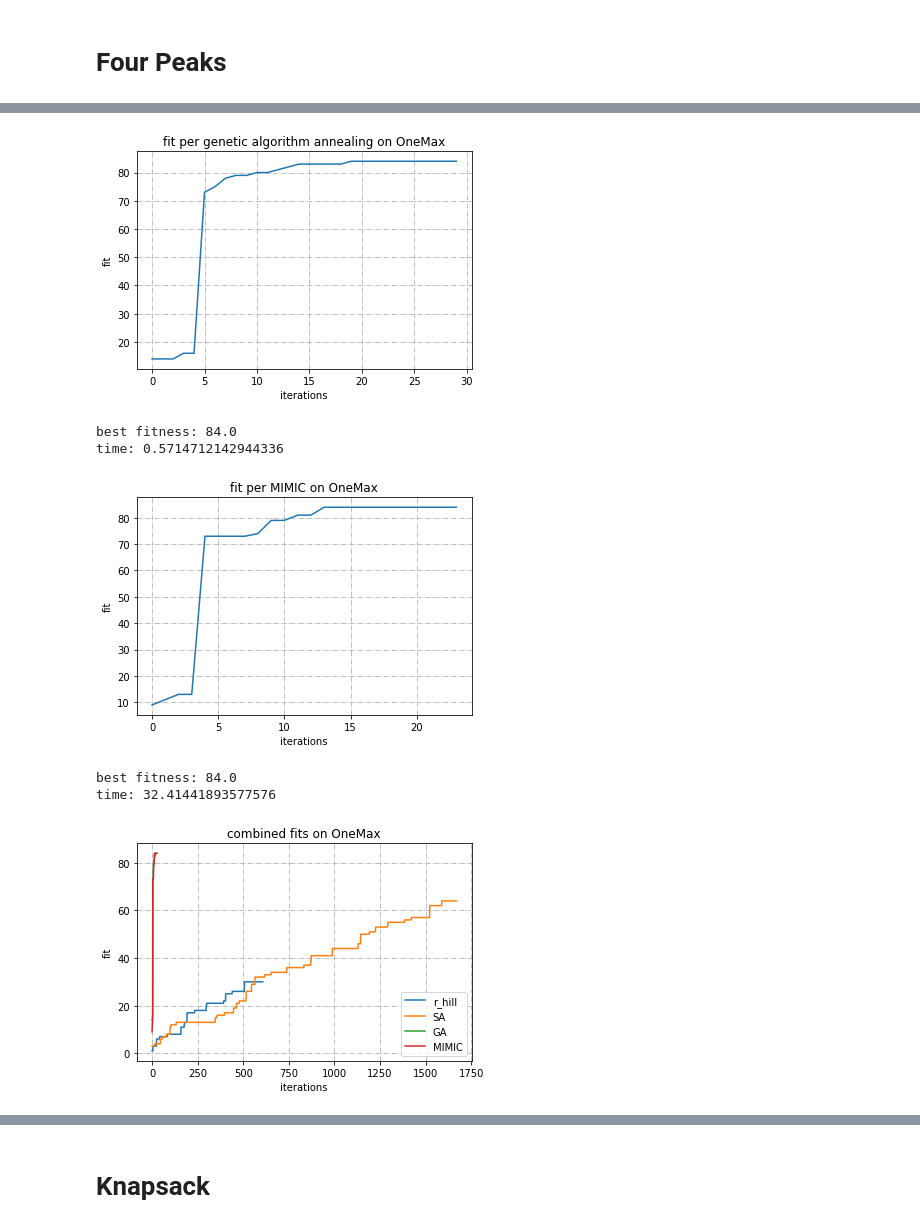
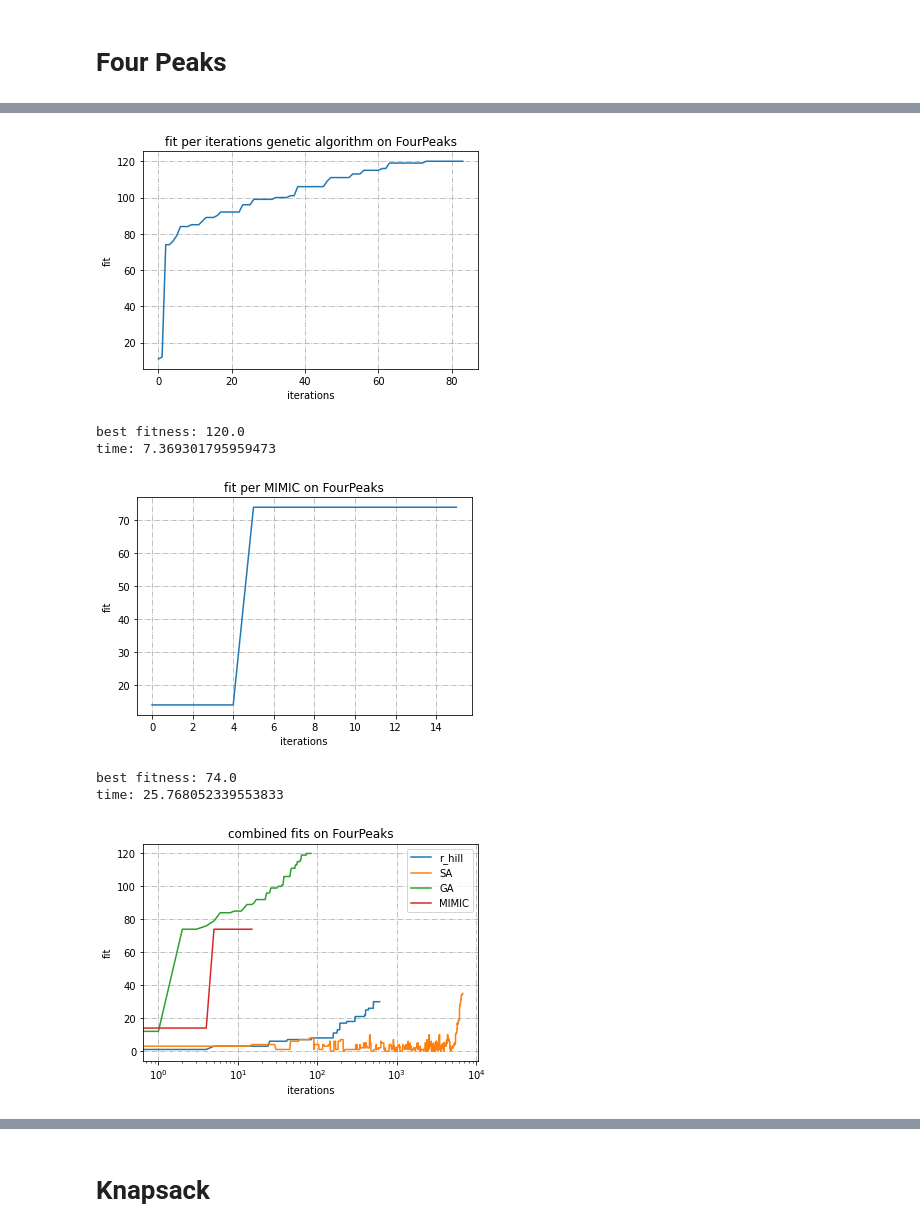
Before and after one commit to jfuerst92/Brigandine, a Jupyter notebook: best_fit.ipynb, the cells around one changed output, grey strips where cells are left out. Saved outputs shown, nothing was run; the diff lists cells and outputs as text; code cells hidden in the pictures.

```diff
--- a/best_fit.ipynb
+++ b/best_fit.ipynb
@@ -254,11 +254,9 @@ time: 0.05182337760925293
 start_time = time.time()
 state, fitness, curve = mlrose.simulated_annealing(problem=prob_four_peaks,
                                                  curve=True,
-                                                 max_attempts=80,
-                                                 max_iters=10000,
-                                                 #schedule=mlrose.GeomDecay(init_temp=100, decay=0.95, min_temp=0.001)
+                                                 schedule=mlrose.GeomDecay(init_temp=100, decay=0.999, min_temp=0.001)
                                                  #schedule=mlrose.ArithDecay(init_temp=1.0, decay=0.0001, min_temp=0.001)
-                                                 schedule=mlrose.ExpDecay(init_temp=1.0, exp_const=0.005, min_temp=0.001),
+                                                 #schedule=mlrose.ExpDecay(init_temp=1.0, exp_const=0.005, min_temp=0.001),
 
                                                 )
 time_elapsed = time.time() - start_time
@@ -286,10 +284,8 @@ start_time = time.time()
 state, fitness, curve = mlrose.genetic_alg(problem=prob_four_peaks,
                                                  curve=True,
                                                  random_state=13,
-                                                 max_attempts=10,
-                                                 max_iters=10000,
-                                                 pop_size=256,
-                                                 mutation_prob=0.1,
+                                                 pop_size=1024,
+                                                 mutation_prob=0.5,
                                                 )
 time_elapsed = time.time() - start_time
 four_peaks_fit_curves[2] = curve
@@ -301,25 +297,23 @@ plt.plot(curve)
 plt.xlabel('iterations')
 plt.ylabel('fit')
 #plt.legend()
-title = "fit per genetic algorithm annealing on FourPeaks"
+title = "fit per iterations genetic algorithm on FourPeaks"
 plt.title(title)
 plt.grid(True, linestyle='-.')
 plt.show()
 print("best fitness:", fitness)
 print("time:", time_elapsed)
 # %% [output]
-[figure, old version]
+[figure, new version]
-best fitness: 84.0
-time: 0.5714712142944336
+best fitness: 120.0
+time: 7.369301795959473
 # %%
 start_time = time.time()
 state, fitness, curve = mlrose.mimic(problem=prob_four_peaks,
                                                  curve=True,
                                                  random_state=13,
-                                                 max_attempts=10,
-                                                 max_iters=10000,
-                                                 pop_size=256,
-                                                 keep_pct=0.3,
+                                                 pop_size=2048,
+                                                 keep_pct=0.5,
                                                 )
 time_elapsed = time.time() - start_time
 four_peaks_fit_curves[3] = curve
@@ -338,24 +332,25 @@ plt.show()
 print("best fitness:", fitness)
 print("time:", time_elapsed)
 # %% [output]
-[figure, old version]
+[figure, new version]
-best fitness: 84.0
-time: 32.41441893577576
+best fitness: 74.0
+time: 25.768052339553833
 # %%
 plt.plot(four_peaks_fit_curves[0], label='r_hill')
 plt.plot(four_peaks_fit_curves[1], label='SA')
 plt.plot(four_peaks_fit_curves[2], label='GA')
 plt.plot(four_peaks_fit_curves[3], label='MIMIC')
 plt.xlabel('iterations')
 plt.ylabel('fit')
 #plt.legend()
 title = "combined fits on FourPeaks"
 plt.title(title)
+plt.xscale('log')
 plt.legend()
 plt.grid(True, linestyle='-.')
 plt.show()
 # %% [output]
-[figure, old version]
+[figure, new version]
 # %%
 print(four_peaks_times)
 plt.bar("r_hill", four_peaks_times[0], color='green')
```
Also changed, not shown: parts of 12 cells of this notebook, 11 other files.
